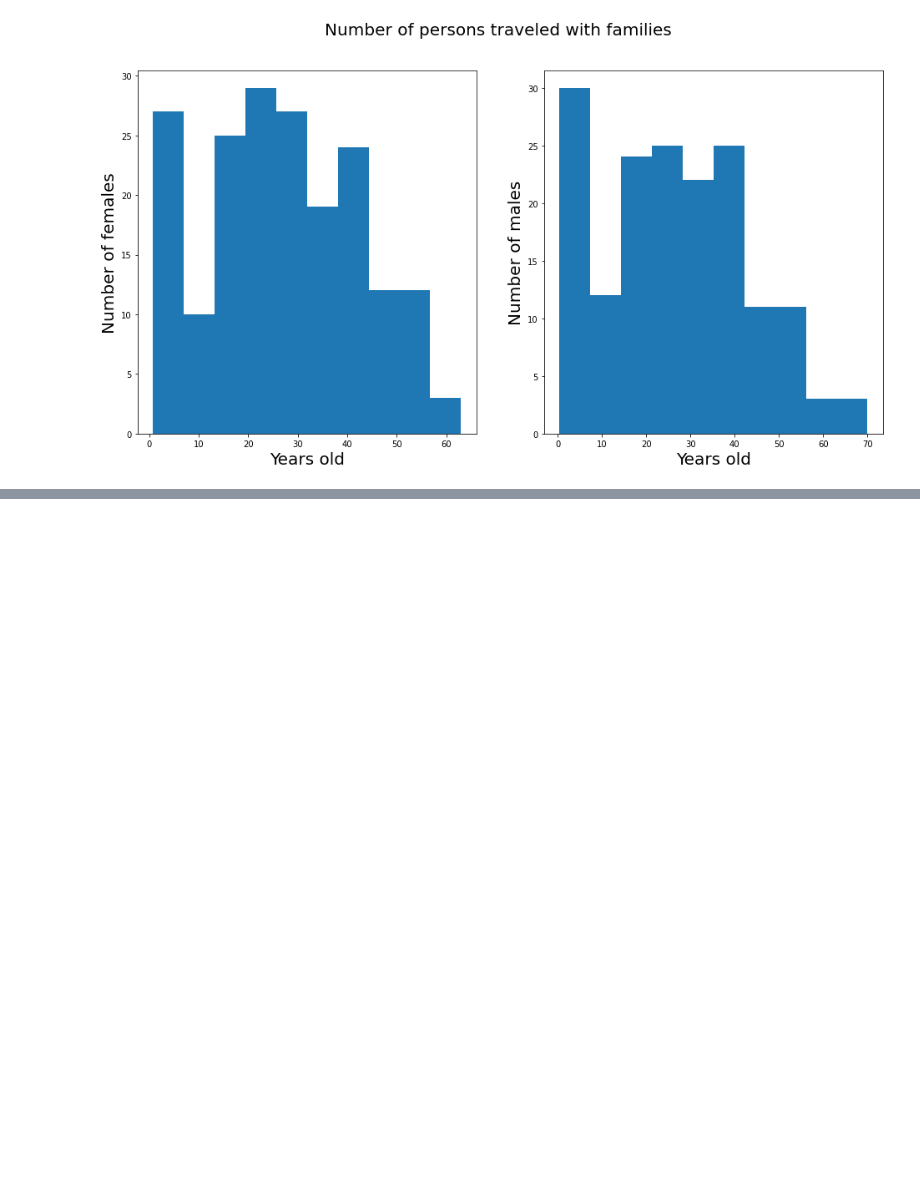
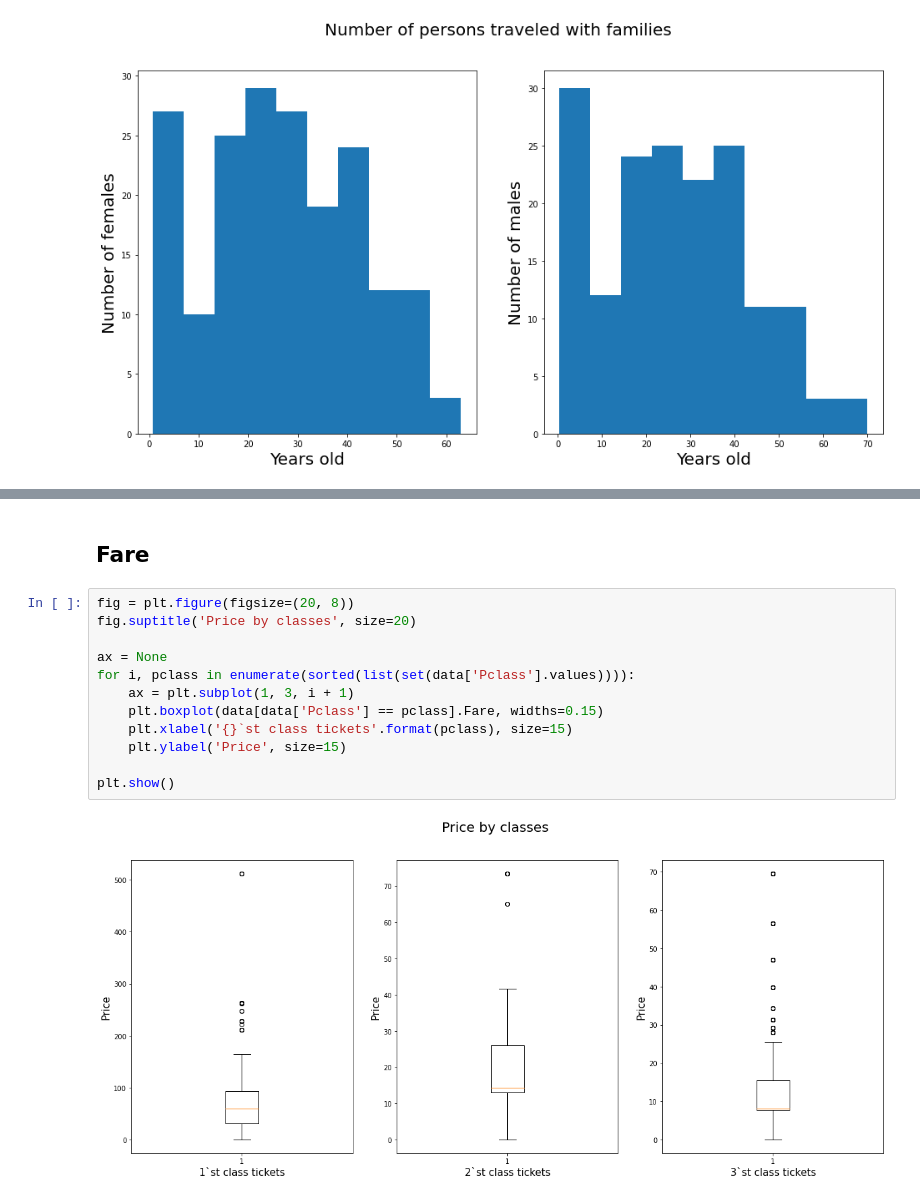
Before and after one commit to maltsev-ea/Titanic_ML_from_disaster, a Jupyter notebook: Baseline.ipynb, the cells around one changed output, grey strips where cells are left out. Saved outputs shown, nothing was run; the diff lists cells and outputs as text; blank space fills up the shorter version.

```diff
--- a/Baseline.ipynb
+++ b/Baseline.ipynb
@@ -206,0 +232,16 @@ plt.show()
+# %% [markdown]
+## Fare
+# %%
+fig = plt.figure(figsize=(20, 8))
+fig.suptitle('Price by classes', size=20)
+
+ax = None
+for i, pclass in enumerate(sorted(list(set(data['Pclass'].values)))):
+    ax = plt.subplot(1, 3, i + 1)
+    plt.boxplot(data[data['Pclass'] == pclass].Fare, widths=0.15)
+    plt.xlabel('{}`st class tickets'.format(pclass), size=15)
+    plt.ylabel('Price', size=15)
+
+plt.show()
+# %% [output]
+[figure, added]
```
Also changed, not shown: parts of 23 cells of this notebook.
